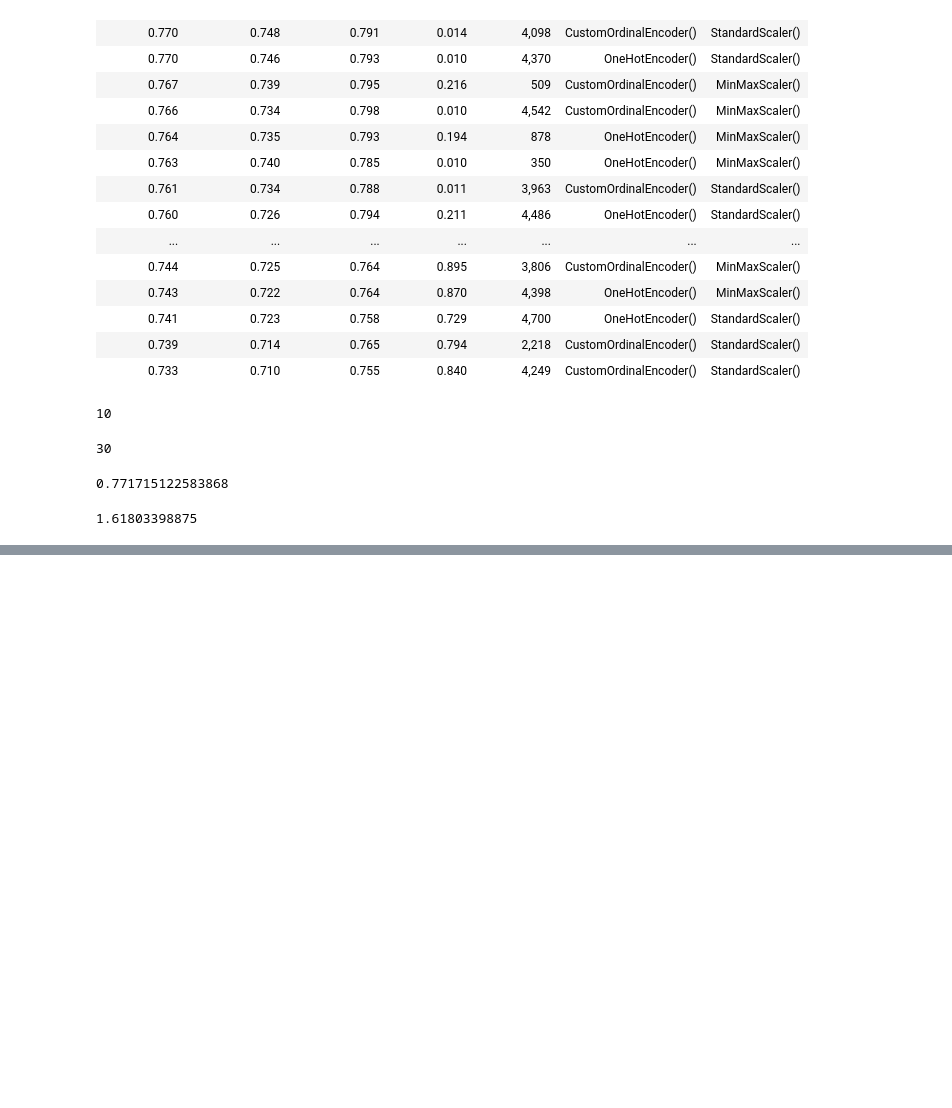
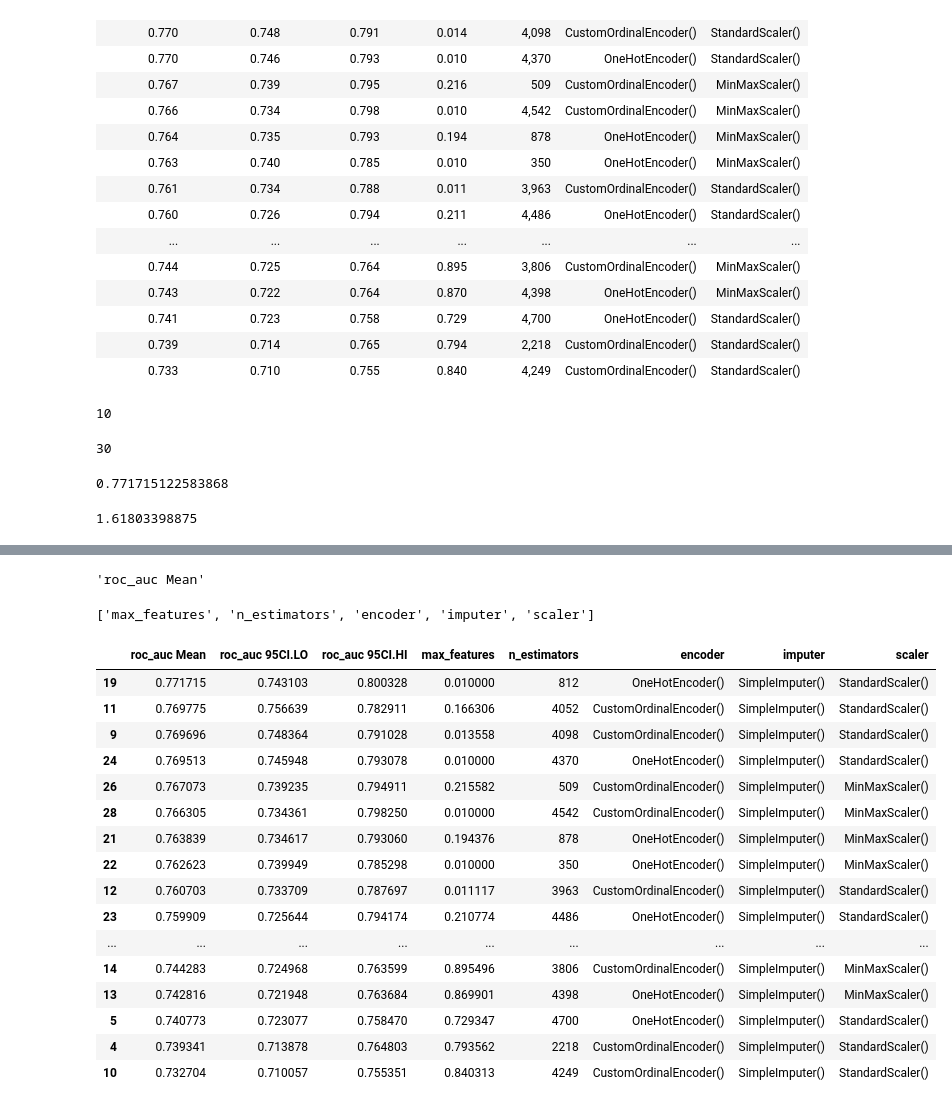
Before and after one commit to shane-kercheval/dash-ml-explorer, a Jupyter notebook: example-scripts/Classification Project/Random Forest/Run 1 - Random Forest - BayesSearchCV.ipynb, the cells around one changed output, grey strips where cells are left out. Saved outputs shown, nothing was run; the diff lists cells and outputs as text; code cells hidden in the pictures; blank space fills up the shorter version.

```diff
--- a/example-scripts/Classification Project/Random Forest/Run 1 - Random Forest - BayesSearchCV.ipynb
+++ b/example-scripts/Classification Project/Random Forest/Run 1 - Random Forest - BayesSearchCV.ipynb
@@ -343,0 +368,9 @@ fig.show()
+# %%
+score_name = parser.primary_score_name + " Mean"
+score_name
+# %% [output]
+'roc_auc Mean'
+# %%
+parser.parameter_names
+# %% [output]
+['max_features', 'n_estimators', 'encoder', 'imputer', 'scaler']
@@ -343,0 +390,20 @@ fig.show()
+# %%
+parser.to_dataframe()
+# %% [output]
+|  | roc_auc Mean | roc_auc 95CI.LO | roc_auc 95CI.HI | max_features | n_estimators | encoder | imputer | scaler |
+| 19 | 0.771715 | 0.743103 | 0.800328 | 0.010000 | 812 | OneHotEncoder() | SimpleImputer() | StandardScaler() |
+| 11 | 0.769775 | 0.756639 | 0.782911 | 0.166306 | 4052 | CustomOrdinalEncoder() | SimpleImputer() | StandardScaler() |
+| 9 | 0.769696 | 0.748364 | 0.791028 | 0.013558 | 4098 | CustomOrdinalEncoder() | SimpleImputer() | StandardScaler() |
+| 24 | 0.769513 | 0.745948 | 0.793078 | 0.010000 | 4370 | OneHotEncoder() | SimpleImputer() | StandardScaler() |
+| 26 | 0.767073 | 0.739235 | 0.794911 | 0.215582 | 509 | CustomOrdinalEncoder() | SimpleImputer() | MinMaxScaler() |
+| 28 | 0.766305 | 0.734361 | 0.798250 | 0.010000 | 4542 | CustomOrdinalEncoder() | SimpleImputer() | MinMaxScaler() |
+| 21 | 0.763839 | 0.734617 | 0.793060 | 0.194376 | 878 | OneHotEncoder() | SimpleImputer() | MinMaxScaler() |
+| 22 | 0.762623 | 0.739949 | 0.785298 | 0.010000 | 350 | OneHotEncoder() | SimpleImputer() | MinMaxScaler() |
+| 12 | 0.760703 | 0.733709 | 0.787697 | 0.011117 | 3963 | CustomOrdinalEncoder() | SimpleImputer() | StandardScaler() |
+| 23 | 0.759909 | 0.725644 | 0.794174 | 0.210774 | 4486 | OneHotEncoder() | SimpleImputer() | StandardScaler() |
+| ... | ... | ... | ... | ... | ... | ... | ... | ... |
+| 14 | 0.744283 | 0.724968 | 0.763599 | 0.895496 | 3806 | CustomOrdinalEncoder() | SimpleImputer() | MinMaxScaler() |
+| 13 | 0.742816 | 0.721948 | 0.763684 | 0.869901 | 4398 | OneHotEncoder() | SimpleImputer() | MinMaxScaler() |
+| 5 | 0.740773 | 0.723077 | 0.758470 | 0.729347 | 4700 | OneHotEncoder() | SimpleImputer() | StandardScaler() |
+| 4 | 0.739341 | 0.713878 | 0.764803 | 0.793562 | 2218 | CustomOrdinalEncoder() | SimpleImputer() | StandardScaler() |
+| 10 | 0.732704 | 0.710057 | 0.755351 | 0.840313 | 4249 | CustomOrdinalEncoder() | SimpleImputer() | StandardScaler() |
```
Also changed, not shown: parts of 7 cells of this notebook.
